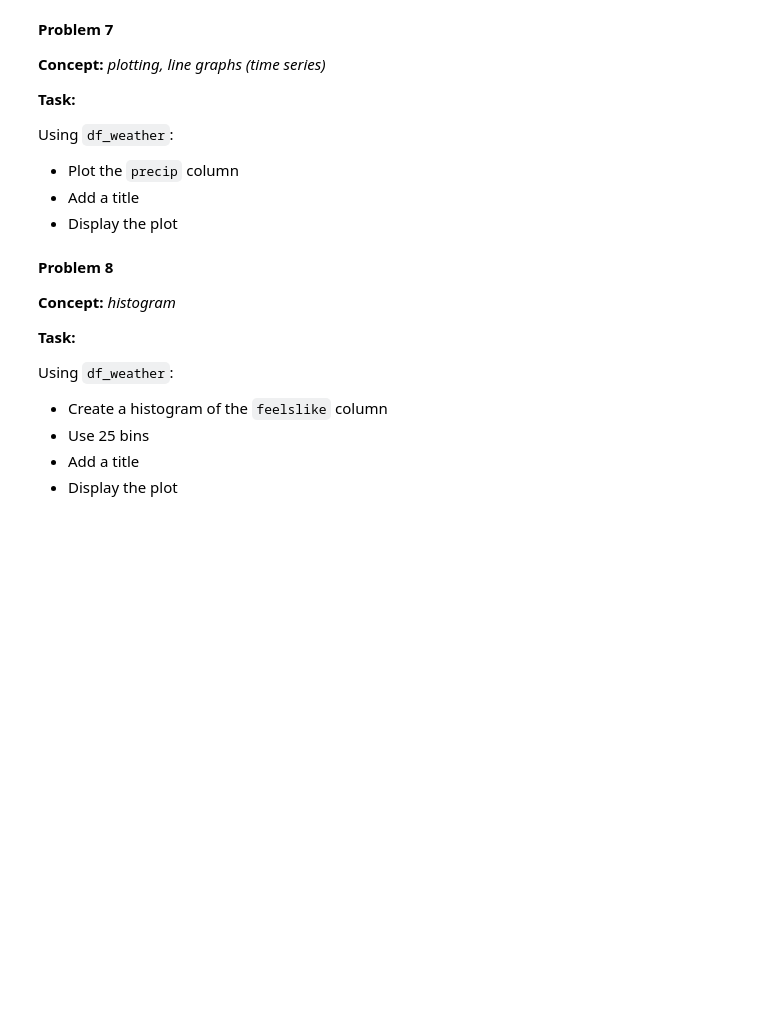
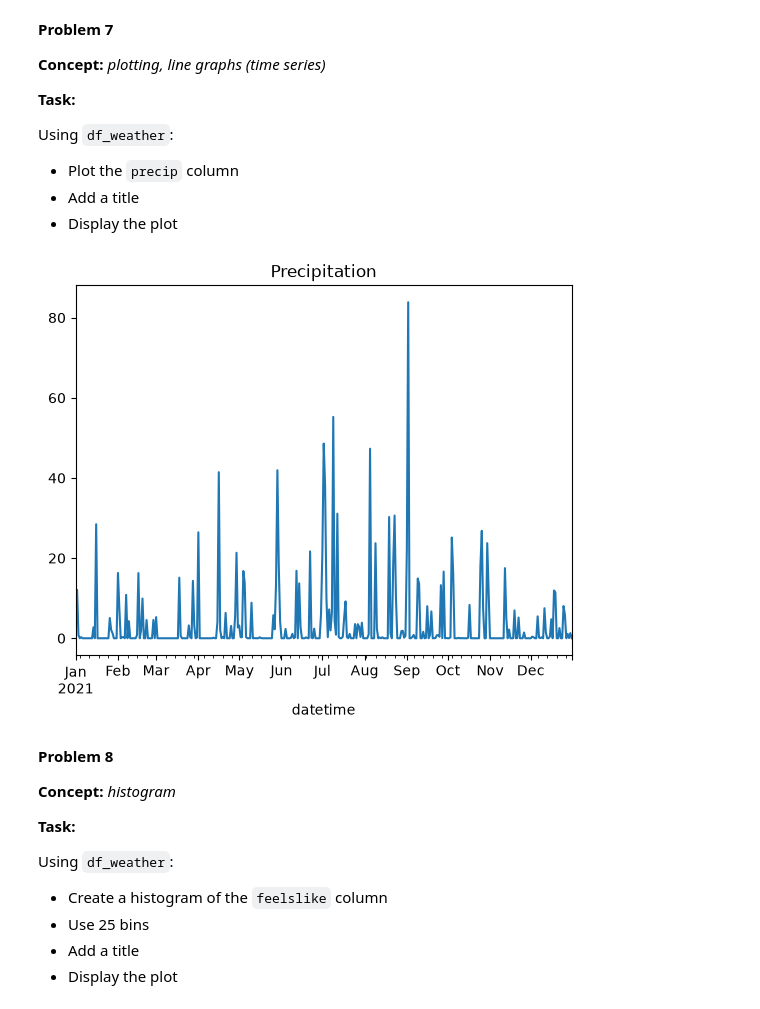
Before and after one commit to jbenigeriBU/dx602-homework-10, a Jupyter notebook: homework.ipynb, the cells around one changed output. Cells and saved outputs as stored; diff of their text form; code cells hidden in the pictures; blank space fills up the shorter version.

```diff
--- a/homework.ipynb
+++ b/homework.ipynb
@@ -266,3 +376,12 @@ Using `df_weather`:
+# %%
+# Your Solution
+# Plot precipitation
+df_weather["precip"].plot()
+
+plt.title("Precipitation")
+plt.show()
+# %% [output]
+[figure, added]
 # %% [markdown]
 **Problem 8**
 
```
Also changed, not shown: parts of 41 cells of this notebook.
